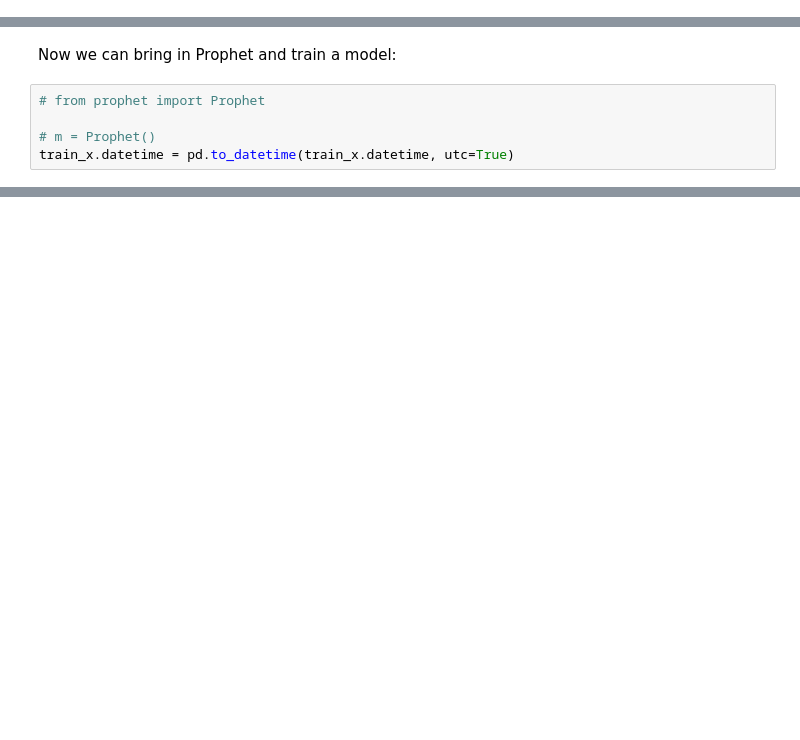
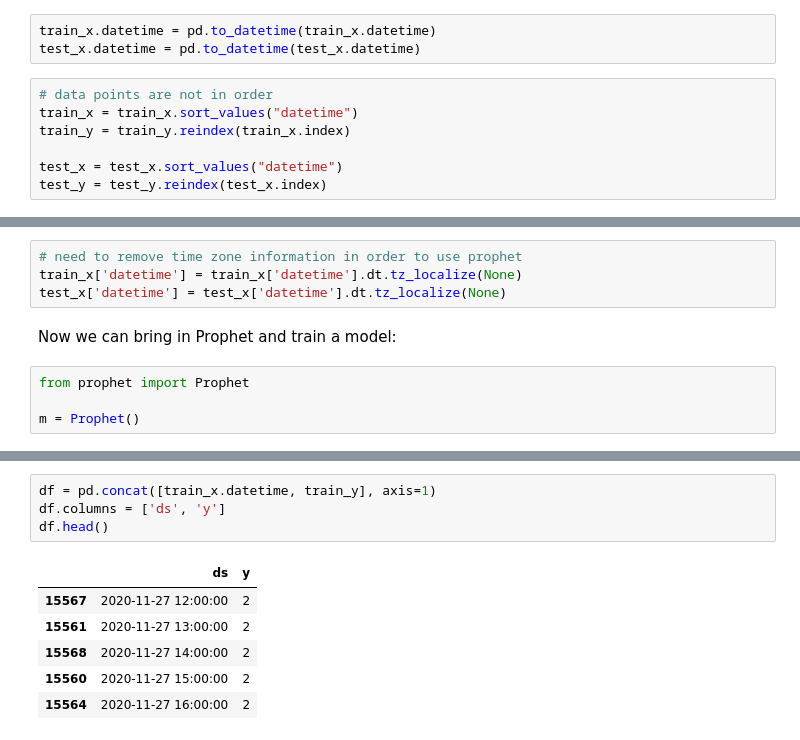
Before and after one commit to achi113s/AQIPrediction, a Jupyter notebook: 3_model_training_nb.ipynb, the cells around one changed output, grey strips where cells are left out. Drawn from its saved outputs; the diff is of its cells as text; blank space fills up the shorter version.

Commit message:
having problems with prophet, removed timezone information from training data returned from hopsworks

```diff
--- a/3_model_training_nb.ipynb
+++ b/3_model_training_nb.ipynb
@@ -158,3 +158,13 @@ train_x.head()
 | 2 | -0.082379 | -0.255417 | -0.084660 | -0.314349 | -0.227830 | -0.686437 | -0.626309 | 0.001044 | 2021-11-02T18:00:00.000Z |
 | 3 | 1.295705 | 0.528229 | 1.866102 | -1.583492 | -0.213589 | 0.184770 | 0.439669 | 1.404895 | 2021-11-02T23:00:00.000Z |
 | 4 | 1.225936 | 0.458502 | 1.832150 | -1.580905 | -0.073552 | 0.051597 | 0.287772 | 1.350254 | 2021-11-02T22:00:00.000Z |
+# %%
+train_x.datetime = pd.to_datetime(train_x.datetime)
+test_x.datetime = pd.to_datetime(test_x.datetime)
+# %%
+# data points are not in order
+train_x = train_x.sort_values("datetime")
+train_y = train_y.reindex(train_x.index)
+
+test_x = test_x.sort_values("datetime")
+test_y = test_y.reindex(test_x.index)
@@ -161,7 +189,10 @@ train_x.head()
+# %%
+# need to remove time zone information in order to use prophet
+train_x['datetime'] = train_x['datetime'].dt.tz_localize(None)
+test_x['datetime'] = test_x['datetime'].dt.tz_localize(None)
 # %% [markdown]
 Now we can bring in Prophet and train a model:
 # %%
-# from prophet import Prophet
+from prophet import Prophet
 
-# m = Prophet()
-train_x.datetime = pd.to_datetime(train_x.datetime, utc=True)
+m = Prophet()
@@ -182,0 +199,11 @@ Name: datetime, Length: 17761, dtype: datetime64[ns, UTC]
+# %%
+df = pd.concat([train_x.datetime, train_y], axis=1)
+df.columns = ['ds', 'y']
+df.head()
+# %% [output]
+|  | ds | y |
+| 15567 | 2020-11-27 12:00:00 | 2 |
+| 15561 | 2020-11-27 13:00:00 | 2 |
+| 15568 | 2020-11-27 14:00:00 | 2 |
+| 15560 | 2020-11-27 15:00:00 | 2 |
+| 15564 | 2020-11-27 16:00:00 | 2 |
```
Also changed, not shown: parts of 6 cells of this notebook.
